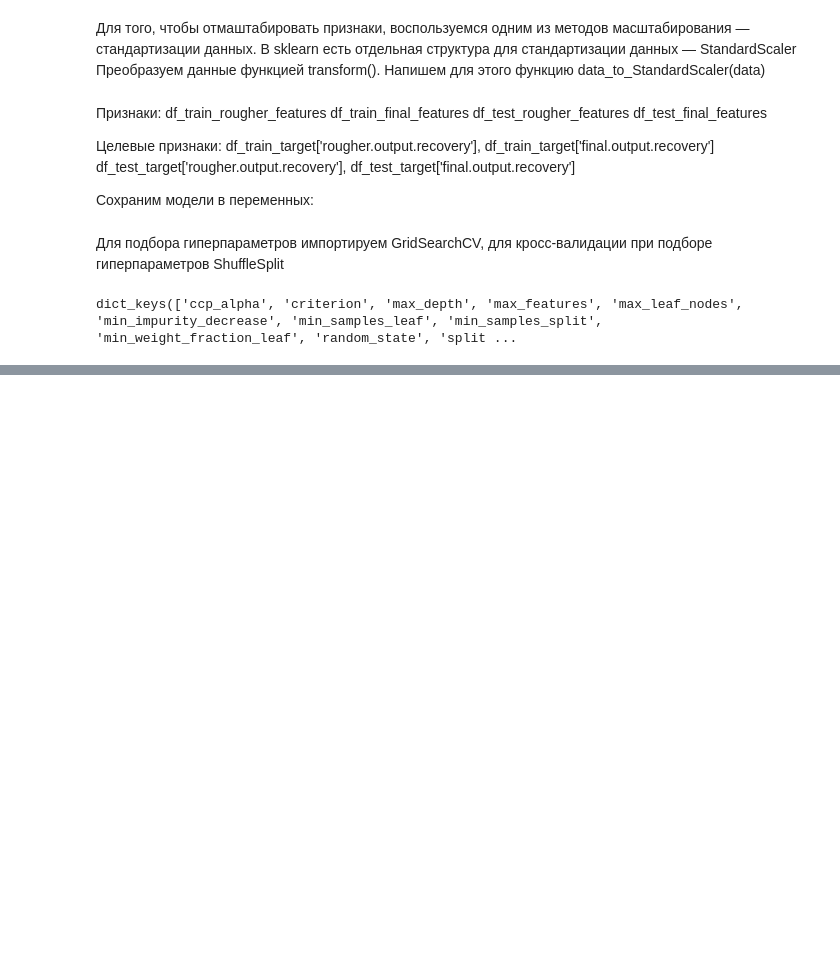
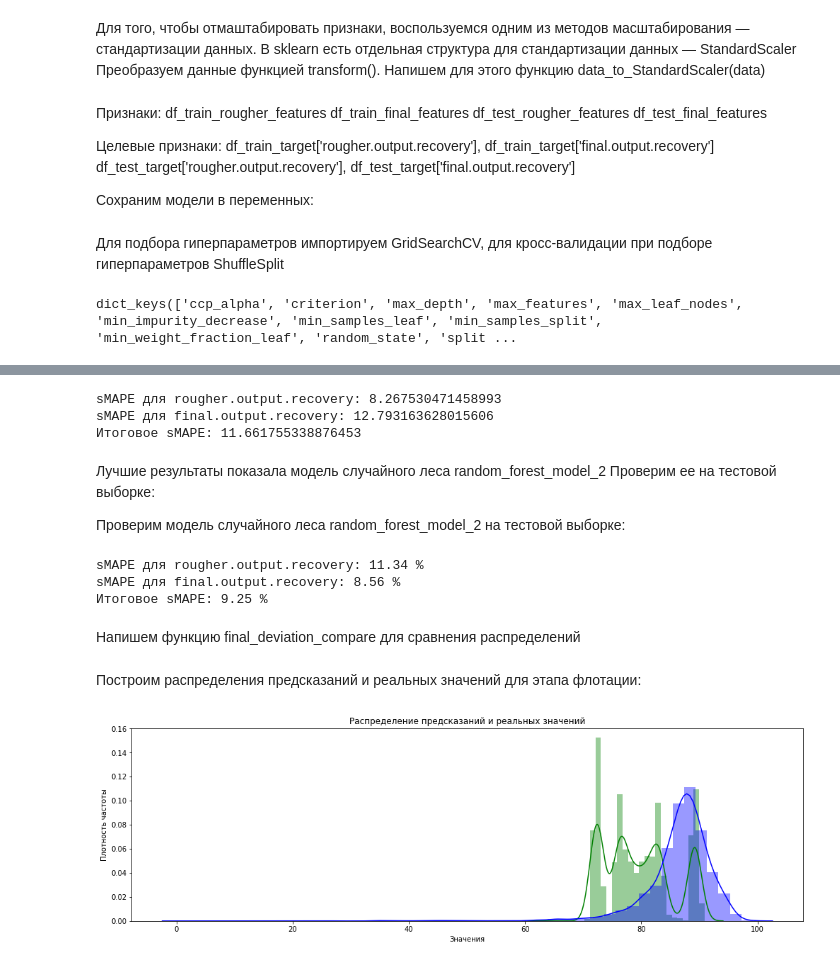
Before and after one commit to RuslanYusup/ProjectWork, a Jupyter notebook: notebook/pet_1/Ml_metal_gold.ipynb, the cells around one changed output, grey strips where cells are left out. Cells and saved outputs as stored; diff of their text form; code cells hidden in the pictures; blank space fills up the shorter version.

```diff
--- a/notebook/pet_1/Ml_metal_gold.ipynb
+++ b/notebook/pet_1/Ml_metal_gold.ipynb
@@ -754,0 +921,32 @@ UsageError: Line magic function `%%time` not found.
+# %%
+random_forest_model_2 = RandomForestRegressor(max_depth=5, n_estimators=75, random_state=12345)
+# %%
+train_cross_val_predicts_and_total_sMAPE(random_forest_model_2)
+# %% [output]
+sMAPE для rougher.output.recovery: 8.267530471458993
+sMAPE для final.output.recovery: 12.793163628015606
+Итоговое sMAPE: 11.661755338876453
+# %% [markdown]
+Лучшие результаты показала модель случайного леса random_forest_model_2
+Проверим ее на тестовой выборке:
+
+Проверим модель случайного леса random_forest_model_2 на тестовой выборке:
+# %%
+rouger_predict, final_predict = test_predicts_and_total_sMAPE(random_forest_model_2)
+# %% [output]
+sMAPE для rougher.output.recovery: 11.34 %
+sMAPE для final.output.recovery: 8.56 %
+Итоговое sMAPE: 9.25 %
+# %% [markdown]
+Напишем функцию final_deviation_compare для сравнения распределений
+# %%
+def final_deviation_compare(df1, df2):
+    plt.figure(figsize=(17,5))
+    sns.distplot(df1, color='g');
+    sns.distplot(df2, color='b').set(xlabel='Значения', ylabel='Плотность частоты', title='Распределение предсказаний и реальных значений');
+# %% [markdown]
+Построим распределения предсказаний и реальных значений для этапа флотации:
+# %%
+final_deviation_compare(rouger_predict, df_test_target['rougher.output.recovery'])
+# %% [output]
+[figure, added]
```
Also changed, not shown: parts of 45 cells of this notebook.
